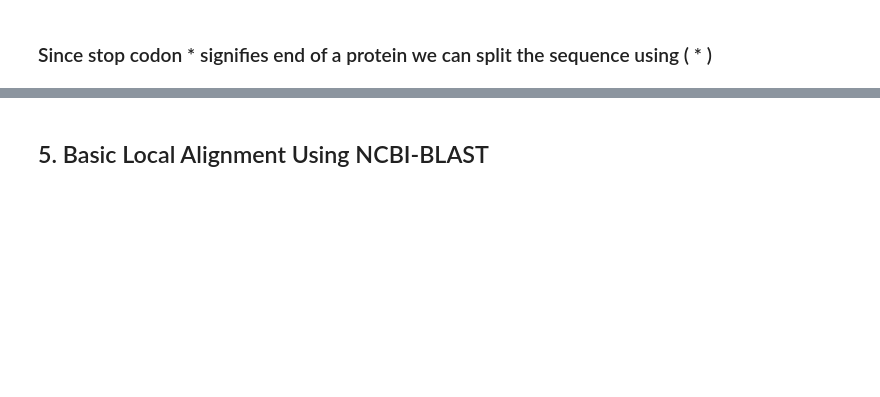
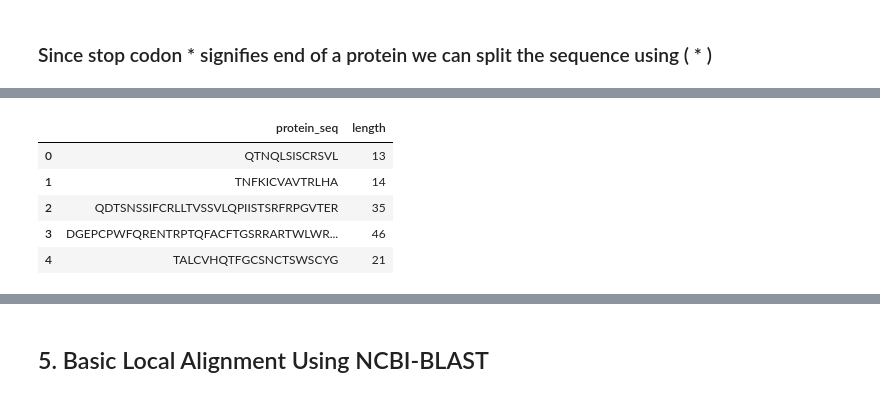
Before and after one commit to OYanez85/Biopython_Covid, a Jupyter notebook: notebook.ipynb, the cells around one changed output, grey strips where cells are left out. Saved outputs shown, nothing was run; the diff lists cells and outputs as text; code cells hidden in the pictures; blank space fills up the shorter version.

```diff
--- a/notebook.ipynb
+++ b/notebook.ipynb
@@ -366,4 +538,13 @@ print(CodonTable.unambiguous_dna_by_id[1])
 # %%
 # Add a column with sequence lengths
+df['length'] = df['protein_seq'].apply(len)
+df.head()
+# %% [output]
+|  | protein_seq | length |
+| 0 | QTNQLSISCRSVL | 13 |
+| 1 | TNFKICVAVTRLHA | 14 |
+| 2 | QDTSNSSIFCRLLTVSSVLQPIISTSRFRPGVTER | 35 |
+| 3 | DGEPCPWFQRENTRPTQFACFTGSRRARTWLWR... | 46 |
+| 4 | TALCVHQTFGCSNCTSWSCYG | 21 |
 # %%
 # sort sequence data
```
Also changed, not shown: parts of 51 cells of this notebook, 2 other files.
